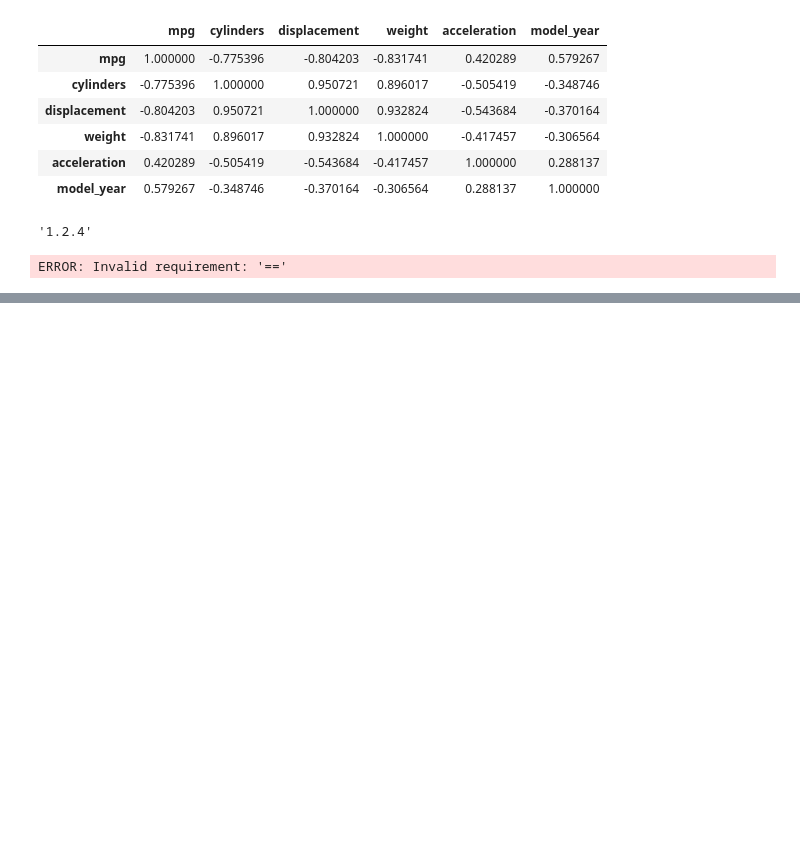
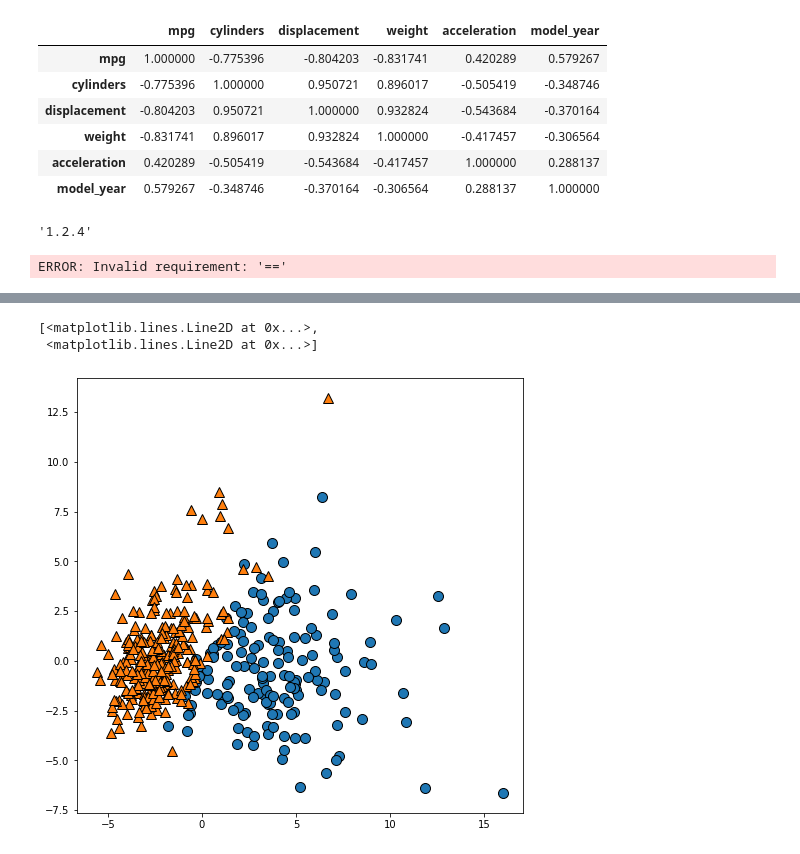
Before and after one commit to c910531/Python, a Jupyter notebook: 2021.06.23 회귀분석.ipynb, the cells around one changed output, grey strips where cells are left out. Drawn from its saved outputs; the diff is of its cells as text; code cells hidden in the pictures; blank space fills up the shorter version.

```diff
--- a/2021.06.23 회귀분석.ipynb
+++ b/2021.06.23 회귀분석.ipynb
@@ -131,0 +220,5 @@ ERROR: Invalid requirement: '=='
+# %%
+from sklearn.decomposition import PCA
+pca = PCA(n_components=2)
+pca.fit(X_train_s)
+X_train_pca = pca.transform(X_train_s)
@@ -131,0 +233,7 @@ ERROR: Invalid requirement: '=='
+# %%
+plt.figure(figsize=(8,8))
+mglearn.discrete_scatter(X_train_pca[:,0], X_train_pca[:,1], y_train)
+# %% [output]
+[<matplotlib.lines.Line2D at 0x...>,
+ <matplotlib.lines.Line2D at 0x...>]
+[figure, added]
```
Also changed, not shown: parts of 18 cells of this notebook.
